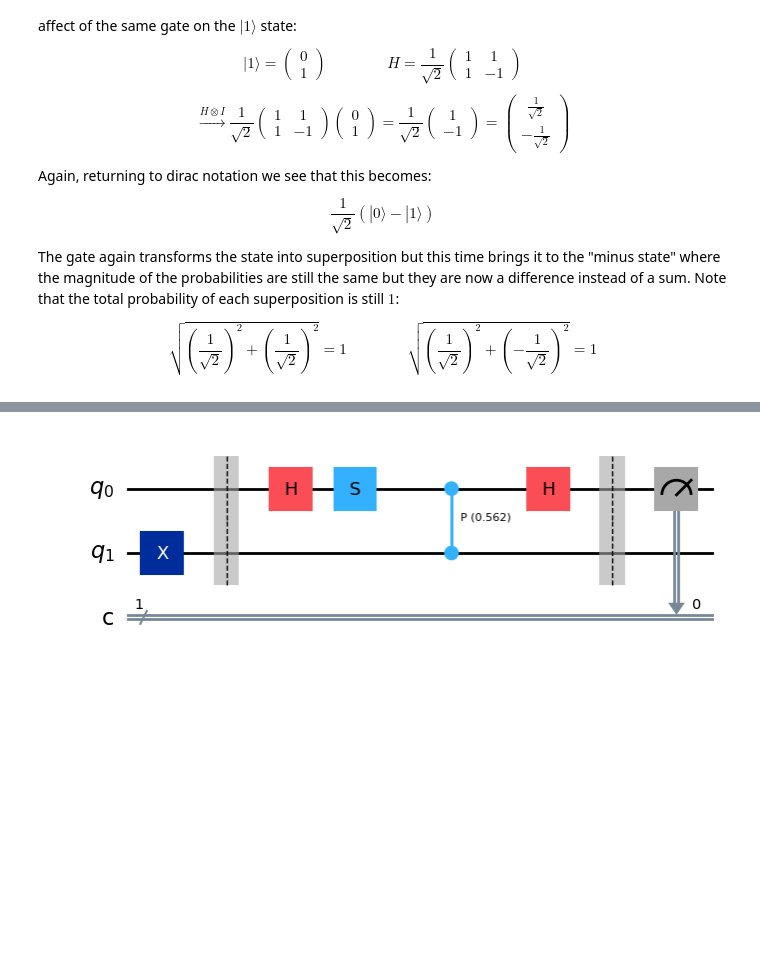
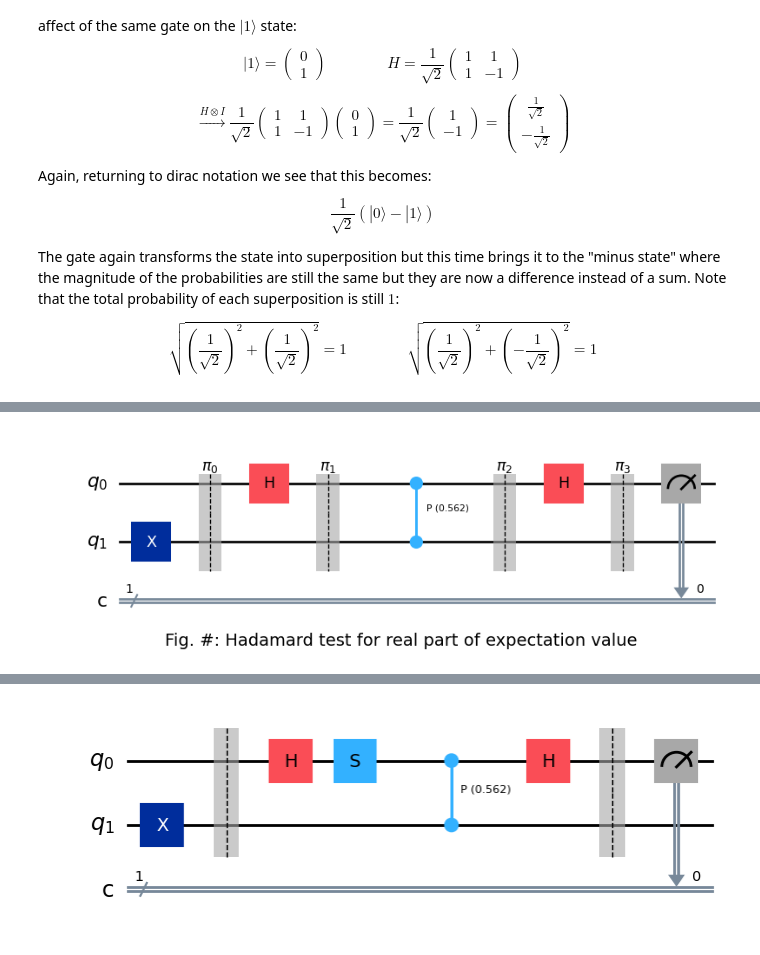
Before and after one commit to paulbruzzi/quantum-linear-algebra, a Jupyter notebook: Hadamard_Test.ipynb, the cells around one changed output, grey strips where cells are left out. Cells and saved outputs as stored; diff of their text form; code cells hidden in the pictures; blank space fills up the shorter version.

Commit message:
Real test analysis

```diff
--- a/Hadamard_Test.ipynb
+++ b/Hadamard_Test.ipynb
@@ -86,12 +92,23 @@ angle = 0.5625
 # %%
 def re_circuit(theta):
-    circuit = QuantumCircuit(2,1)
-    circuit.x(1)
-    circuit.barrier()
-    circuit.h(0)
-    # rotates q0 2*pi*theta radians if q1 is 1
-    circuit.cp(theta,0,1)
-    circuit.h(0)
-    circuit.barrier()
-    circuit.measure(0,0)
+    circuit = QuantumCircuit(2,1) #Create circuit with 2 qubits and 1 classical bit
+    circuit.x(1) #Apply pauli-x gate to q1 to put it to 1 state
+    circuit.barrier(label='$\pi_0$')
+    circuit.h(0) #Apply hadamard gate to q0 to put it into + state
+    circuit.barrier(label='$\pi_1$')
+    circuit.cp(theta,0,1) # rotates q0 2*pi*theta radians if q1 is 1
+    circuit.barrier(label='$\pi_2$')
+    circuit.h(0) #Apply second hadamard gate to q0 to ensure the value phi affects our output
+    circuit.barrier(label='$\pi_3$')
+    circuit.measure(0,0) #Measure q0
     return circuit
+# %%
+qc = re_circuit(angle)
+
+fig = plt.figure(figsize=(10,10))
+ax = fig.add_subplot()
+ax.text(0, -2.75, 'Fig. #: Hadamard test for real part of expectation value', size=14)
+
+qc.draw('mpl', ax=ax)
+# %% [output]
+[figure, added]
```
Also changed, not shown: parts of 6 cells of this notebook, 1 other file.
